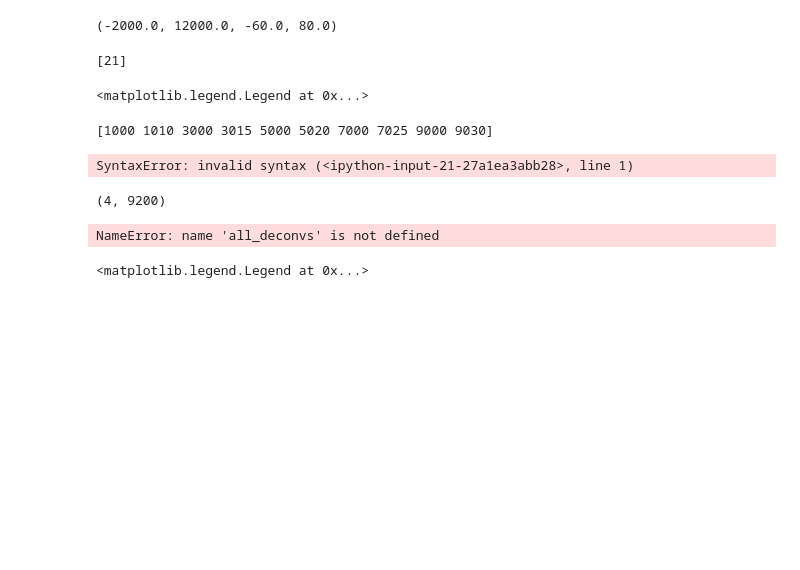
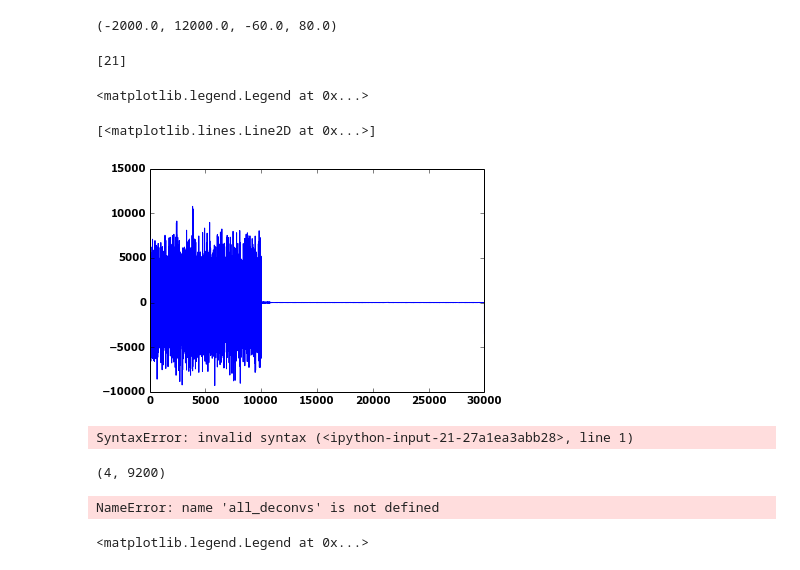
Before and after one commit to shababo/psc-detection-dist, a Jupyter notebook: stimfit/stimfit-doublets.ipynb, the cells around one changed output. Saved outputs shown, nothing was run; the diff lists cells and outputs as text; code cells hidden in the pictures; blank space fills up the shorter version.

Commit message:
ipynb for wiener filter, damn it

```diff
--- a/stimfit/stimfit-doublets.ipynb
+++ b/stimfit/stimfit-doublets.ipynb
@@ -107,5 +130,5 @@ posterior_ar2.shape
 # %%
-from numpy.fft import fft, ifft, ifftshift
+from numpy.fft import fft, ifft, ifftshift, rfft, irfft
 
 s = 80
 end_ind = 1999;
@@ -123,11 +146,22 @@ all_crit = np.zeros((mat_data['traces'].shape[0],9200))
 
 all_wieners = np.zeros((mat_data['traces'].shape))
 
-template_pad = np.hstack((template,np.zeros((mat_data['traces'].shape[1]-template.shape[0]))))
+
+template_pad = np.hstack((template,np.zeros((3*mat_data['traces'].shape[1]-template.shape[0]))))
 H = fft(template_pad)
+freq = np.fft.fftfreq(template_pad.size, d=1./20000)
+
 noise_var = 2.5 #64.0*4*100
 lambda_reg = 5
 snr = .1
+
+# noise PSD for data
+phi = np.array([1.000000000000000, 0.982949319747574, -0.407063852831604])
+sigmasq = 2.948727926352792
+
+noise_PSD = sigmasq/(1.0 + phi[1]**2 + phi[2]**2 - 2*phi[1]*(1-phi[2])*np.cos(2*np.pi*freq) - 2*phi[2]*np.cos(2*2*np.pi*freq))
+
+
 
 for i in range(mat_data['traces'].shape[0]):
     #offset = (i-1)*115
@@ -141,10 +175,12 @@ for i in range(mat_data['traces'].shape[0]):
     #all_deconvs_pt5[i,:] = deconv_pt5
     #all_crit[i,:] = crit
 
-    signal = mat_data['traces'][i,]
+    signal = np.hstack((-mat_data['traces'][i,],np.zeros((3*mat_data['traces'].shape[1]-mat_data['traces'].shape[1]))))
     S = fft(signal);
     #all_wieners[i,] = np.real(ifft(fft(signal)*np.conj(H)/(H*np.conj(H) + lambda_reg**2)))
-    all_wieners[i,] = np.real(ifft(S*(1/H)*(H*np.conj(H)/(H*np.conj(H) + 1/snr))))
+    #all_wieners[i,] = np.real(ifft(S*(1./H)*(H*np.conj(H)/(H*np.conj(H) + noise_PSD/S))))
+    #all_wieners[i,] = np.real(ifft(S/H*(S*np.conj(S) - noise_PSD)/(S*np.conj(S))))[:10000,]
+    all_wieners[i,] = np.real(ifft(S*S*np.conj(S)/(S*np.conj(S) + noise_PSD)*(1/H)))[:10000,]
     #all_wieners[i,] = np.real(ifft(S*(1/H)*((S*np.conj(S) - noise_var))
     #ifftshift(ifft(fft(signal)*np.conj(H)/(H*np.conj(H) + lambda_reg**2)))
 
@@ -304,14 +347,14 @@ for i in range(0,num_traces):
     ours_traces[i,] = posterior_ar2[this_ind,]
     noisy_data[i,] = mat_data['traces'][this_ind,]
     wiener_traces[i,] = all_wieners[this_ind,]
-# %%
-i = 1
-mat_data['true_event_times'][0][1][0]
-true_events = mat_data['true_event_times'][0][1][0]
-true_events = np.sort(true_events)
-print true_events
-# %% [output]
-[1000 1010 3000 3015 5000 5020 7000 7025 9000 9030]
+# %%
+%matplotlib inline
+
+plt.figure
+plt.plot(np.real(ifft(S/H*(S*np.conj(S) - noise_PSD)/(S*np.conj(S)))))
+# %% [output]
+[<matplotlib.lines.Line2D at 0x...>]
+[figure, added]
 # %%
 [0 true_events[j]]
 # %% [output]
```
Also changed, not shown: parts of 10 cells of this notebook.
